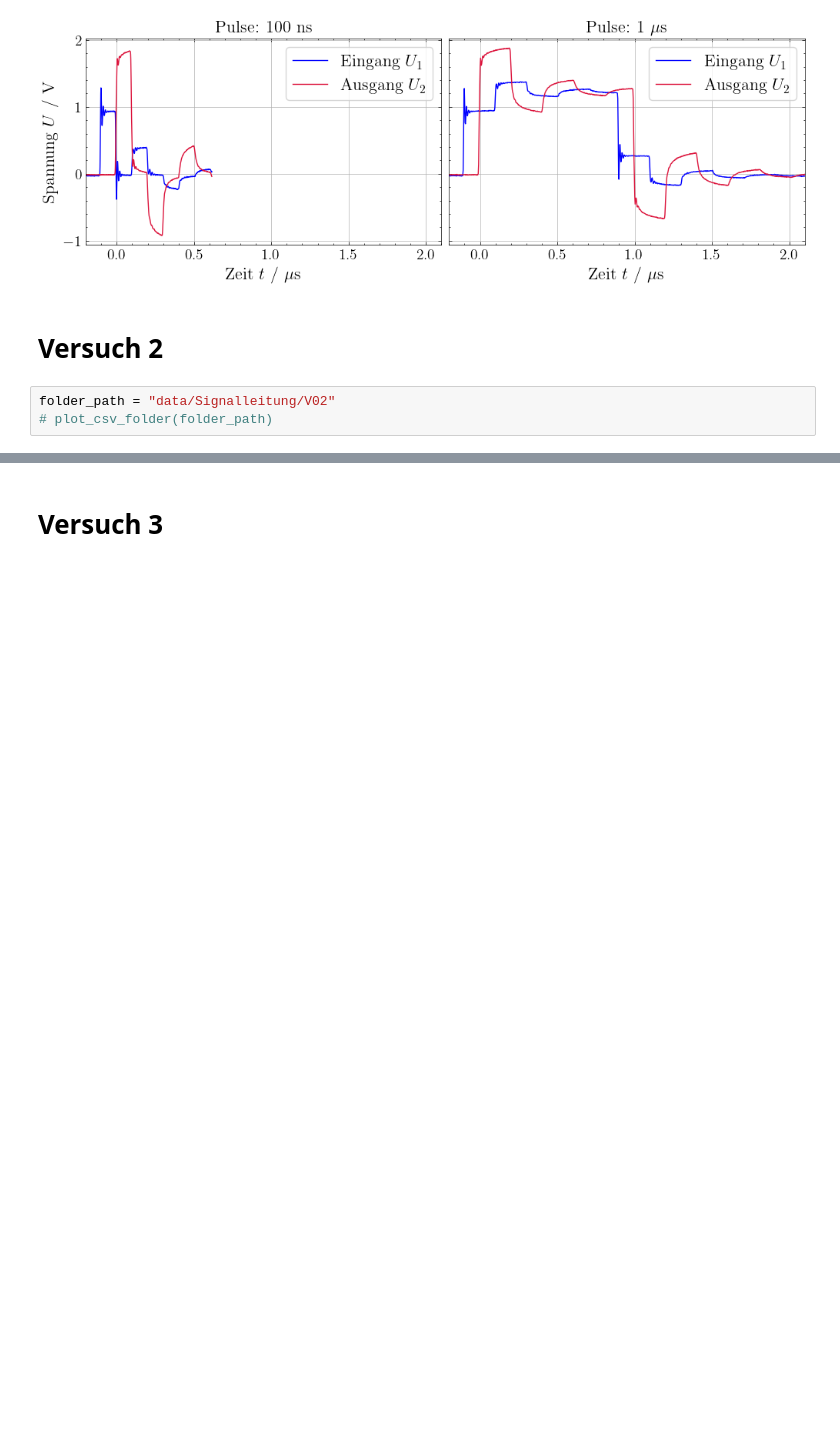
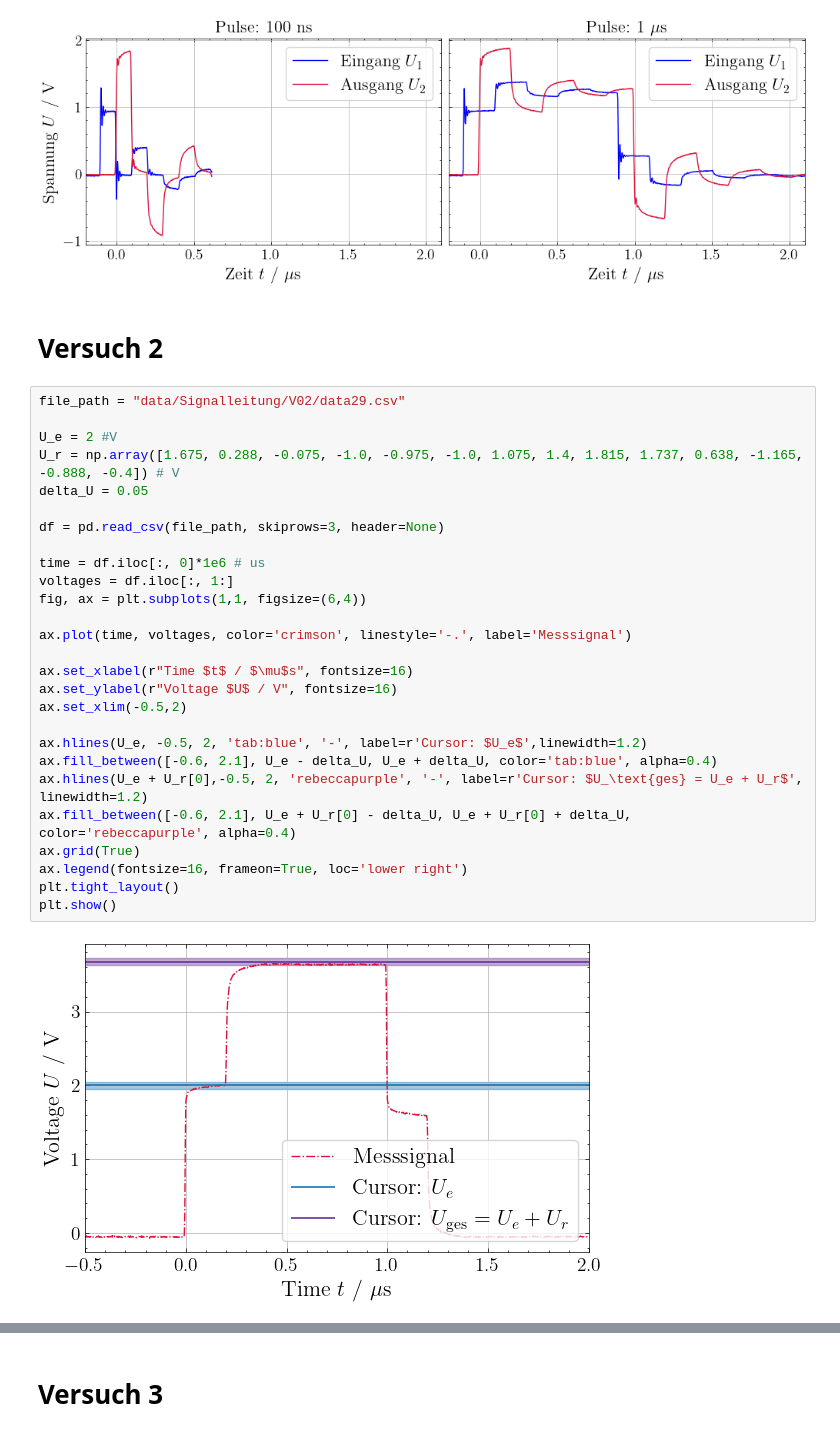
Before and after one commit to eudaemon3/Labor-Experimentalphysik-2, a Jupyter notebook: 04_Signalleitung/Auswertung.ipynb, the cells around one changed output, grey strips where cells are left out. Drawn from its saved outputs; the diff is of its cells as text; blank space fills up the shorter version.

Commit message:
finish Auswertung Signalleitung

```diff
--- a/04_Signalleitung/Auswertung.ipynb
+++ b/04_Signalleitung/Auswertung.ipynb
@@ -174,8 +174,34 @@ plot_V01bc_pulse_response(folder_path, "Parallel")
 # %% [markdown]
 # Versuch 2
 # %%
-folder_path = "data/Signalleitung/V02"
-# plot_csv_folder(folder_path)
+file_path = "data/Signalleitung/V02/data29.csv"
+
+U_e = 2 #V
+U_r = np.array([1.675, 0.288, -0.075, -1.0, -0.975, -1.0, 1.075, 1.4, 1.815, 1.737, 0.638, -1.165, -0.888, -0.4]) # V
+delta_U = 0.05
+
+df = pd.read_csv(file_path, skiprows=3, header=None)
+
+time = df.iloc[:, 0]*1e6 # us
+voltages = df.iloc[:, 1:]
+fig, ax = plt.subplots(1,1, figsize=(6,4))
+
+ax.plot(time, voltages, color='crimson', linestyle='-.', label='Messsignal')
+
+ax.set_xlabel(r"Time $t$ / $\mu$s", fontsize=16)
+ax.set_ylabel(r"Voltage $U$ / V", fontsize=16)
+ax.set_xlim(-0.5,2)
+
+ax.hlines(U_e, -0.5, 2, 'tab:blue', '-', label=r'Cursor: $U_e$',linewidth=1.2)
+ax.fill_between([-0.6, 2.1], U_e - delta_U, U_e + delta_U, color='tab:blue', alpha=0.4)
+ax.hlines(U_e + U_r[0],-0.5, 2, 'rebeccapurple', '-', label=r'Cursor: $U_\text{ges} = U_e + U_r$', linewidth=1.2)
+ax.fill_between([-0.6, 2.1], U_e + U_r[0] - delta_U, U_e + U_r[0] + delta_U, color='rebeccapurple', alpha=0.4)
+ax.grid(True)
+ax.legend(fontsize=16, frameon=True, loc='lower right')
+plt.tight_layout()
+plt.show()
+# %% [output]
+[figure, added]
 # %%
 R_measure = np.array([678.0, 68.1, 47.2, 16.2, 16.5, 16.1, 197.9, 330.3, 1795.0, 1195.0, 100.2, 12.6, 18.1, 33.2]) # Ohm
 delta_R = np.where(R_measure > 600, R_measure*0.009 + 1, R_measure*0.009 + 0.2)
```
Also changed, not shown: parts of 5 cells of this notebook, 4 other files.
